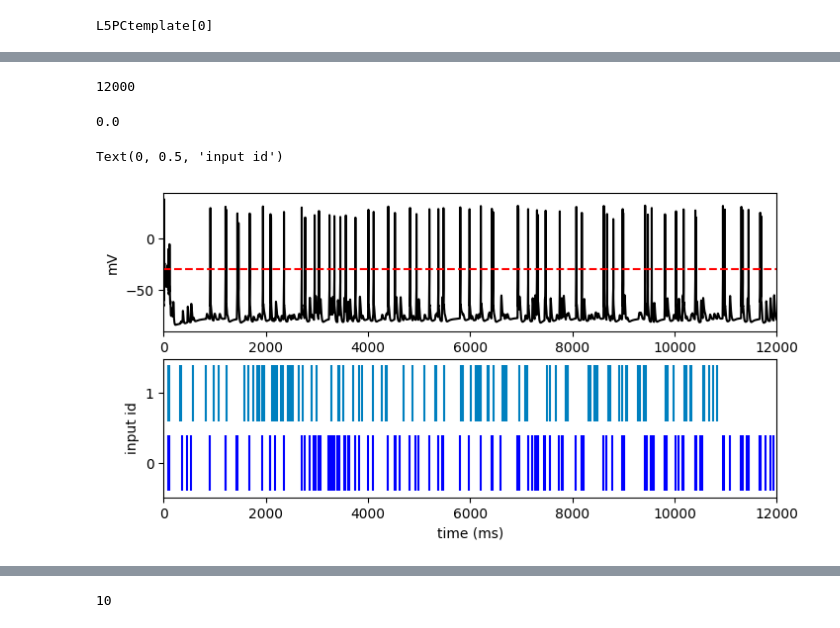
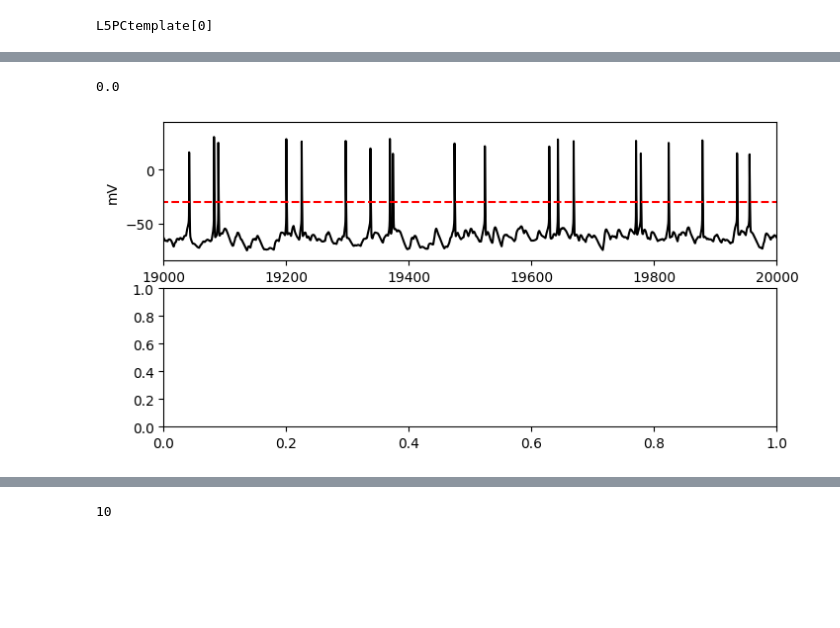
Before and after one commit to hannatolle/synergisticDendrites, a Jupyter notebook: NeuronClass_Edu.ipynb, the cells around one changed output, grey strips where cells are left out. Cells and saved outputs as stored; diff of their text form; code cells hidden in the pictures; blank space fills up the shorter version.

```diff
--- a/NeuronClass_Edu.ipynb
+++ b/NeuronClass_Edu.ipynb
@@ -493,24 +525,24 @@ connectionsSour = [connectStim(synapsesSour[i], stimulationsCorr[i], delay=delay
 # %%
 # prepare output variable
 recordings = {'soma': h.Vector(),
-              'input': [h.Vector() for i in range(numSour)],
-              'inputTime': [h.Vector() for i in range(numSour)],
-              'dendrite': [h.Vector() for i in range(numSour)],
-              'synapse': [h.Vector() for i in range(numSour)],
+#              'input': [h.Vector() for i in range(numSour)],
+#              'inputTime': [h.Vector() for i in range(numSour)],
+#              'dendrite': [h.Vector() for i in range(numSour)],
+              'sensors': [h.Vector() for i in range(NumSen)],
+#              'synapse': [h.Vector() for i in range(numSour)],
               'time': h.Vector()}
 
 # set up recordings
 recordings['soma'].record(Soma[0](0.5)._ref_v) # soma membrane potential
 recordings['time'].record(h._ref_t) # time steps
 
-for i, dend0 in enumerate(dendIdxSour):
-    recordings['dendrite'][i].record(dend[dend0](0.5)._ref_v)
-    recordings['synapse'][i].record(synapsesSour[i]._ref_i)
-    connectionsSour[i].record(recordings['inputTime'][i], recordings['input'][i])
+#for i, dend0 in enumerate(IdxSour):
+#    recordings['dendrite'][i].record(Sections[dend0](0.5)._ref_v)
+#    recordings['synapse'][i].record(synapsesSour[i]._ref_i)
+#    connectionsSour[i].record(recordings['inputTime'][i], recordings['input'][i])
+
+for i, sen0 in enumerate(MonitPoints):
+    recordings['sensors'][i].record(Sections[sen0](0.5)._ref_v)
-# %%
-tmax
-# %% [output]
-12000
 # %%
 h.finitialize(-65 * mV)
 
@@ -525,33 +557,34 @@ for k,v in recordings.items():
     else:
         recordings[k] = [np.array(list(recordings[k][i])) for i in range(len(recordings[k]))]
 # %%
-ini = 0
+ini = tmax-1000
+# %%
+ifi = tmax
 # %%
 fig,ax = pyplot.subplots(2,1,figsize=(8,4)) # Default figsize is (8,6)
 
 soma_plot = ax[0].plot(recordings["time"], recordings["soma"], color='black')
 
 thres = -30
 
 ax[0].hlines(thres,0,tmax,color="red",linestyle='dashed')
 
-ax[0].set_xlim(ini, tmax)
+ax[0].set_xlim(ini, ifi)
 ax[0].set_xlabel('time (ms)')
 ax[0].set_ylabel('mV')
 
 cmap = cm.get_cmap('winter')
 spacing = cmap.N//numSour
 
 colours = cmap(np.arange(0, cmap.N, spacing))
 
 # rasterplot with input stimuli
-for i in range(2):
-    ax[1].vlines(recordings['inputTime'][i], i-0.4, i+0.4, colors=colours[i])
+#for i in range(2):
+#    ax[1].vlines(recordings['inputTime'][i], i-0.4, i+0.4, colors=colours[i])
 
-ax[1].set_yticks(range(len(recordings['input'])))
-ax[1].set_xlim(ini, tmax)
-ax[1].set_xlabel('time (ms)')
-ax[1].set_ylabel('input id')
+#ax[1].set_yticks(range(len(recordings['input'])))
+#ax[1].set_xlim(ini, ifi)
+#ax[1].set_xlabel('time (ms)')
+#ax[1].set_ylabel('input id')
 # %% [output]
-Text(0, 0.5, 'input id')
-[figure, old version]
+[figure, new version]
```
Also changed, not shown: parts of 22 cells of this notebook.
